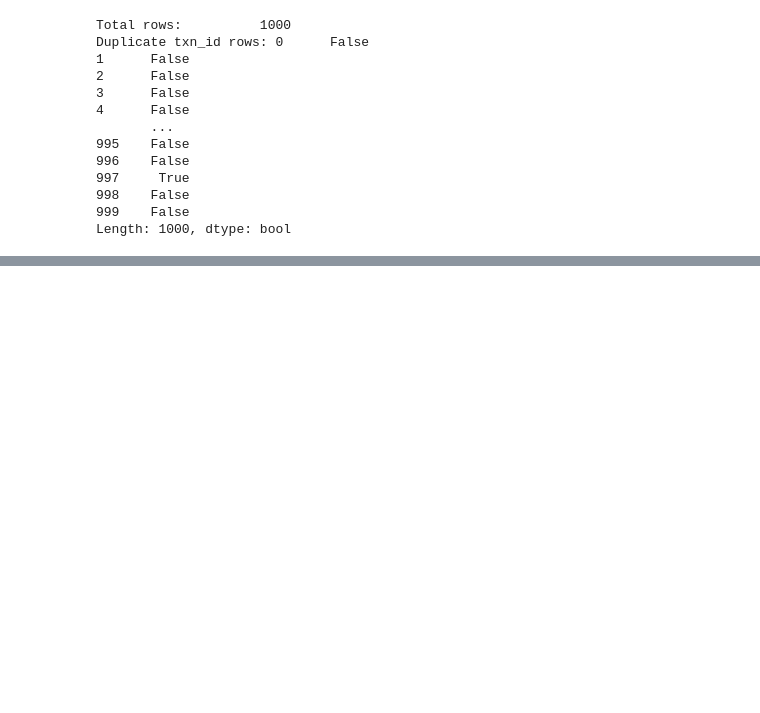
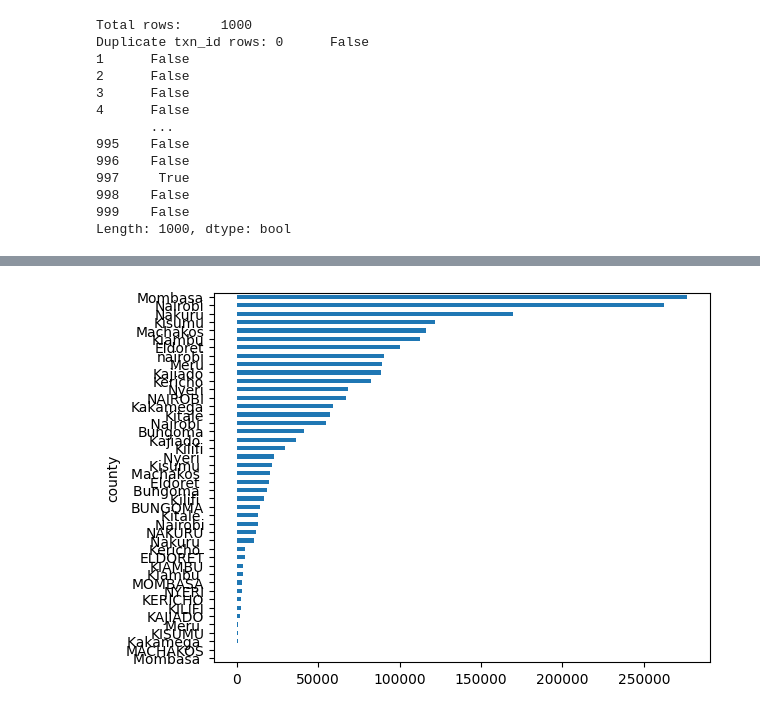
Before and after one commit to jwangui52-web/CDAV, a Jupyter notebook: Pandas2.ipynb, the cells around one changed output, grey strips where cells are left out. Drawn from its saved outputs; the diff is of its cells as text; code cells hidden in the pictures; blank space fills up the shorter version.

```diff
--- a/Pandas2.ipynb
+++ b/Pandas2.ipynb
@@ -6,7 +6,7 @@ pd.__version__
 # %% [output]
 '2.2.2'
 # %%
-df=pd.read_csv("/content/kenya_transactions_messy.csv")
+df=pd.read_csv("/content/kenya_transactions_messy (1).csv")
 # %%
 df.head()
 # %% [output]
@@ -166,8 +166,8 @@ df.isnull().sum()
 | Rainfall mm | 37 |
 | Status | 121 |
 dtype: int64
-# %%
-df['Amount Paid'] = df["Amount Paid"].fillna(0)
+# %%
+df['amount_paid'] = pd.to_numeric(df['amount_paid'], errors='coerce').fillna(0)
 # %%
 df.isnull().sum()
 # %% [output]
@@ -235,0 +264,7 @@ print('unique counties BEFORE cleaning')
+# %%
+import matplotlib.pyplot as plt
+sales=df.groupby("county")["amount_paid"].sum().sort_values()
+sales.plot(kind="barh")
+plt.show()
+# %% [output]
+[figure, added]
```
Also changed, not shown: parts of 9 cells of this notebook.
